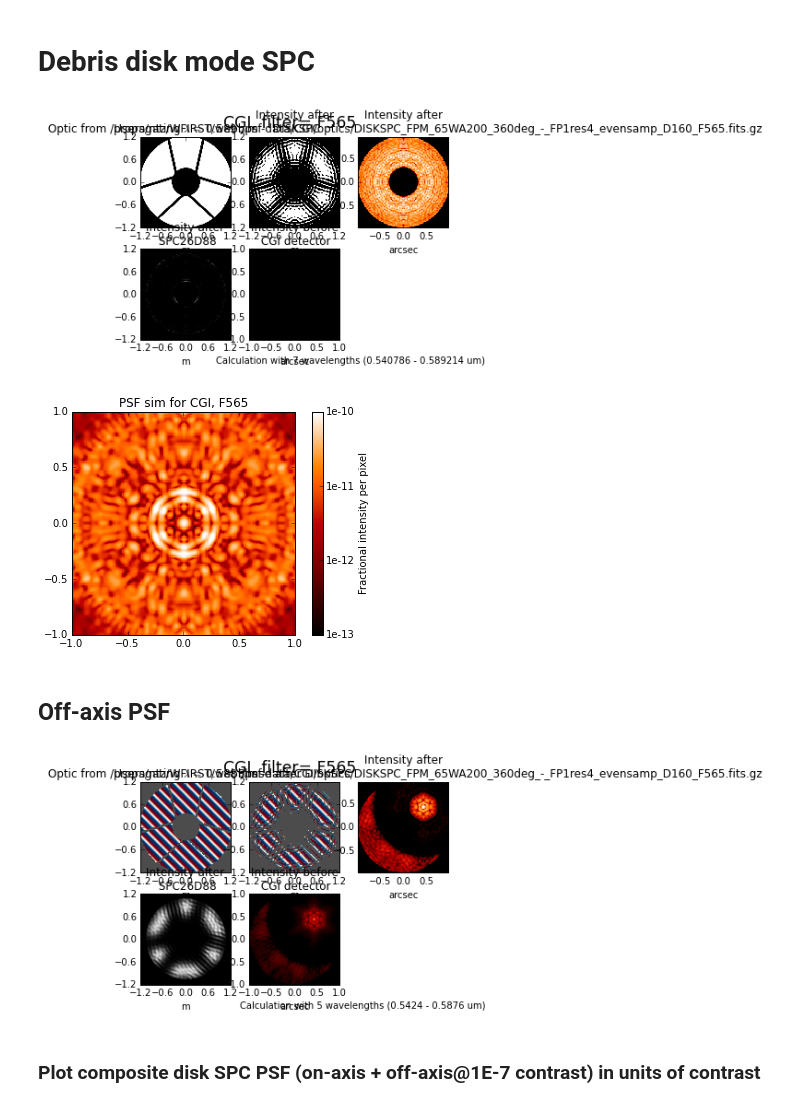
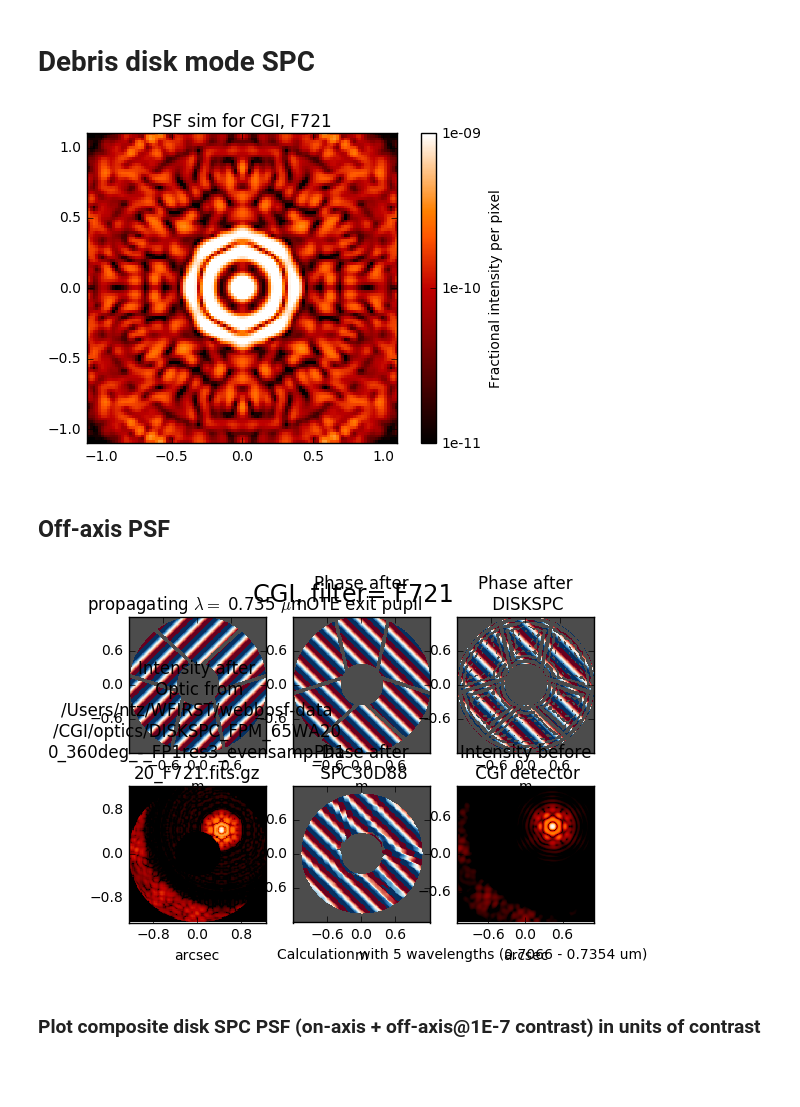
Before and after one commit to spacetelescope/webbpsf, a Jupyter notebook: notebooks/wfirst_cgi_demo.ipynb, the cells around one changed output. Saved outputs shown, nothing was run; the diff lists cells and outputs as text; code cells hidden in the pictures; blank space fills up the shorter version.

```diff
--- a/notebooks/wfirst_cgi_demo.ipynb
+++ b/notebooks/wfirst_cgi_demo.ipynb
@@ -126,27 +135,25 @@ ipywidgets.interact(plt_ifs_psf_offax, wchan=(1,len(wavelens)));
 # %%
 diskcg = wfirst.CGI()
 diskcg.mode = 'DISKSPC'
-diskcg.filter = 'F565'
+diskcg.filter = 'F721'
 diskcg.options['source_offset_r'] = 0 # arcsec
 diskcg.options['source_offset_theta'] = 0 # deg w.r.t. North
 # %%
-diskpsf_onax = diskcg.calcPSF(nlambda=7, fov_arcsec=2., oversample=4, display=True)
+diskpsf_onax = diskcg.calcPSF(fov_arcsec=2.2, display=False)
-# %% [output]
-[figure, removed]
 # %%
-webbpsf.display_PSF(diskpsf_onax,ext=1,vmin=1e-13, vmax=1e-10)
+webbpsf.display_PSF(diskpsf_onax,ext=1,vmin=1e-11, vmax=1e-9)
 # %% [output]
-[figure, old version]
+[figure, new version]
 # %% [markdown]
 ## Off-axis PSF
 # %%
 diskcg.options['source_offset_r'] = 0.6 # arcsec
 diskcg.options['source_offset_theta'] = -45. # deg w.r.t. North
 # %%
-diskpsf_offax = diskcg.calcPSF(nlambda=5, fov_arcsec=2., oversample=4, display=True)
+diskpsf_offax = diskcg.calcPSF(fov_arcsec=2.2, display=True)
 diskpsf_offax_peak = diskpsf_offax[1].data.max()
 # %% [output]
-[figure, old version]
+[figure, new version]
 # %%
 # Form a simple bright companion scene by summing the on-axis and off-axis PSF, the latter scaled by 1E-7.
 comb_img = (diskpsf_onax[1].data + diskpsf_offax[1].data*1e-7)/diskpsf_offax_peak # Contrast units
```
Also changed, not shown: parts of 13 cells of this notebook.
